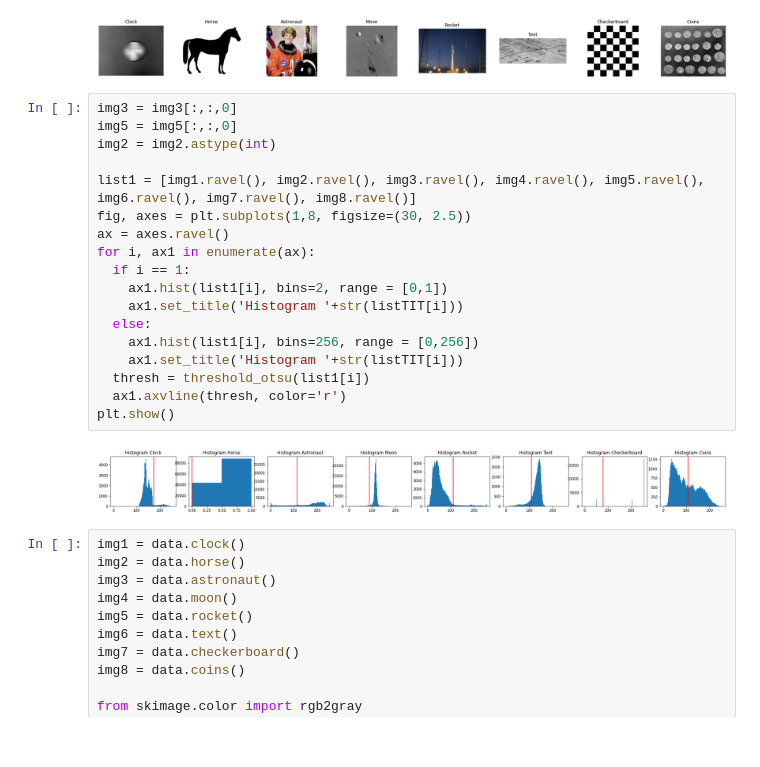
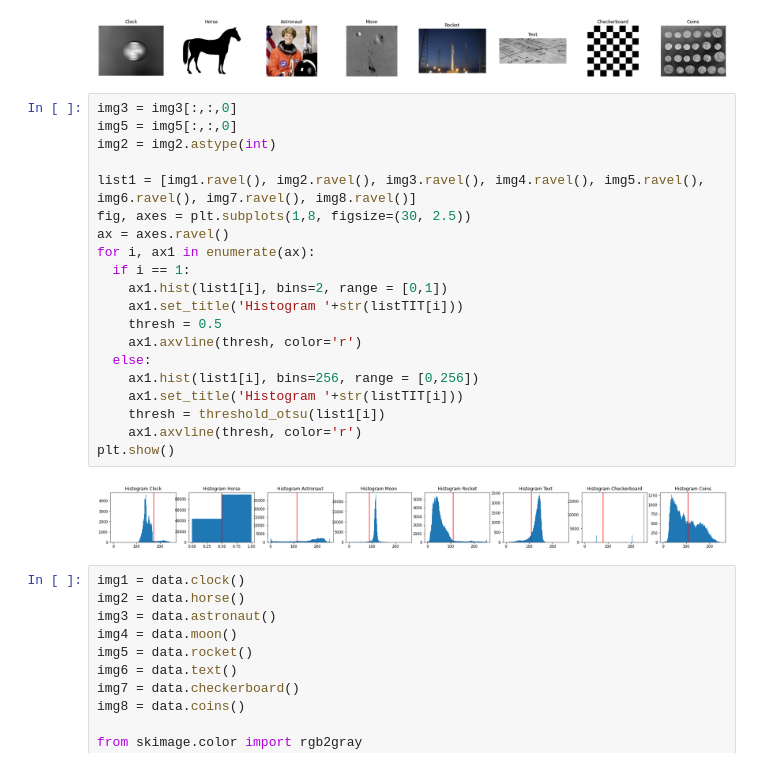
Before and after one commit to andreac941/ComputerVision-Eq3, a Jupyter notebook: 9.4_Segmentation_Otsu_Eq10.ipynb, the cells around one changed output. Cells and saved outputs as stored; diff of their text form.

```diff
--- a/9.4_Segmentation_Otsu_Eq10.ipynb
+++ b/9.4_Segmentation_Otsu_Eq10.ipynb
@@ -109,23 +109,25 @@ plt.show()
 # %%
 img3 = img3[:,:,0]
 img5 = img5[:,:,0]
 img2 = img2.astype(int)
 
 list1 = [img1.ravel(), img2.ravel(), img3.ravel(), img4.ravel(), img5.ravel(), img6.ravel(), img7.ravel(), img8.ravel()]
 fig, axes = plt.subplots(1,8, figsize=(30, 2.5))
 ax = axes.ravel()
 for i, ax1 in enumerate(ax):
   if i == 1:
     ax1.hist(list1[i], bins=2, range = [0,1])
     ax1.set_title('Histogram '+str(listTIT[i]))
+    thresh = 0.5
+    ax1.axvline(thresh, color='r')
   else:
     ax1.hist(list1[i], bins=256, range = [0,256])
     ax1.set_title('Histogram '+str(listTIT[i]))
-  thresh = threshold_otsu(list1[i])
-  ax1.axvline(thresh, color='r')
+    thresh = threshold_otsu(list1[i])
+    ax1.axvline(thresh, color='r')
 plt.show()
 # %% [output]
-[figure, old version]
+[figure, new version]
 # %%
 img1 = data.clock()
 img2 = data.horse()
```
Also changed, not shown: parts of 7 cells of this notebook.
